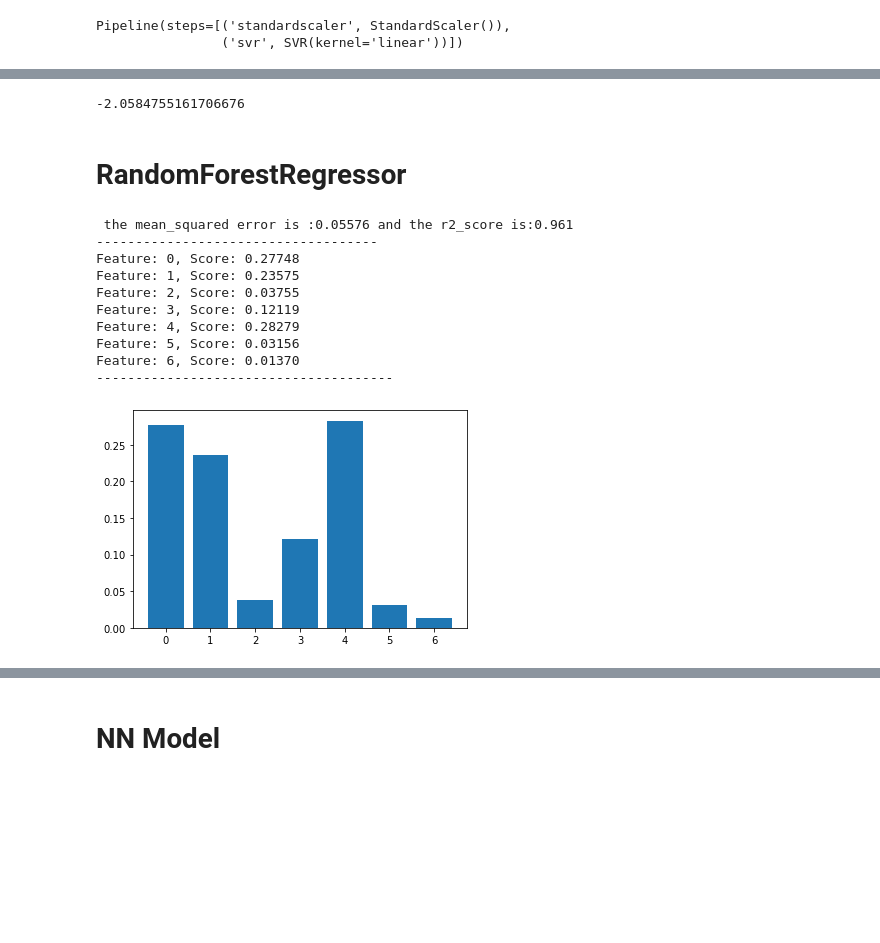
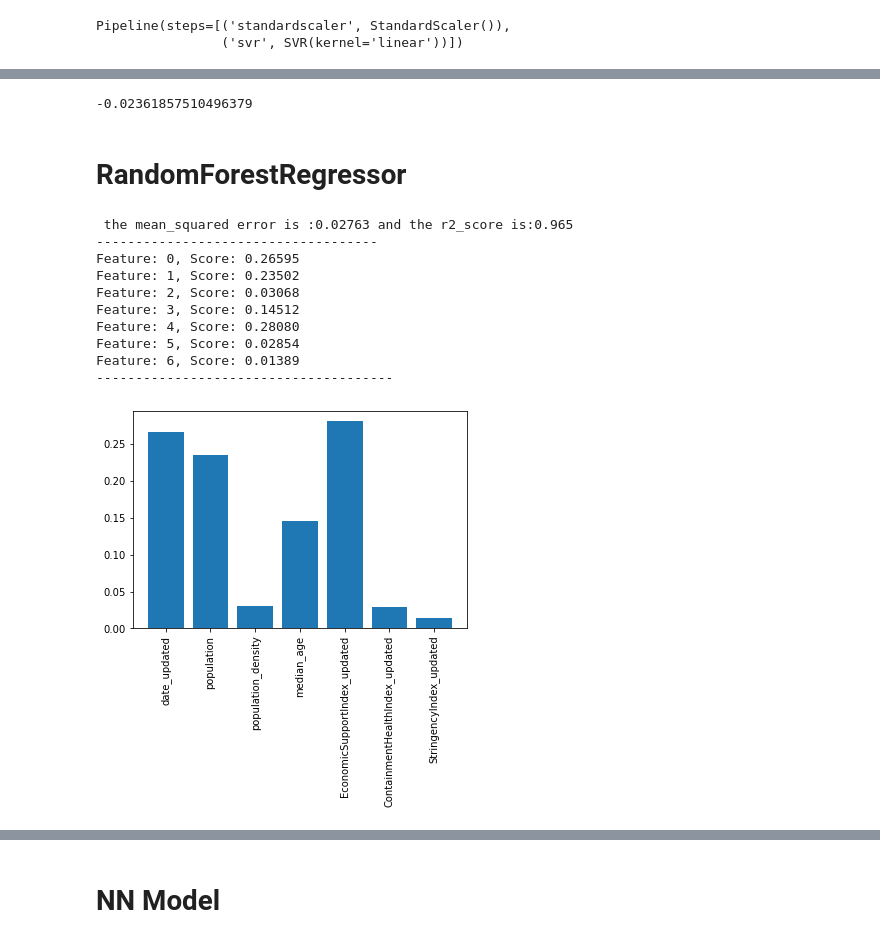
Before and after one commit to pmmfs/capstone-project, a Jupyter notebook: regulation/Analysis/reg_newcases_ml.ipynb, the cells around one changed output, grey strips where cells are left out. Drawn from its saved outputs; the diff is of its cells as text; code cells hidden in the pictures; blank space fills up the shorter version.

```diff
--- a/regulation/Analysis/reg_newcases_ml.ipynb
+++ b/regulation/Analysis/reg_newcases_ml.ipynb
@@ -367,6 +381,6 @@ regr.score(X_test, y_test)
 # %%
 # create SVR model
-n_samples, n_features = 30663, 5
+n_samples, n_features = 30663, 7
 rng = np.random.RandomState(5)
 
 regr = make_pipeline(StandardScaler(), SVR(kernel='sigmoid', gamma='scale', coef0=0.0, C=1.0, epsilon=0.1))
@@ -379,7 +393,7 @@ y_pred = regr.predict(X_test)
 # return R-squared for the prediction
 regr.score(X_test, y_test)
 # %% [output]
--2.0584755161706676
+-0.02361857510496379
 # %% [markdown]
 # RandomForestRegressor
 # %%
@@ -414,39 +428,48 @@ model.fit(X_train_scaled, y_train_scaled)
 # predict y
 y_pred=model.predict(X_test_scaled)
 # print(y_pred)
 
 # calculate mean square error
 mse=mean_squared_error(y_test_scaled,y_pred)
 
 # calculate r2 score
 r2=r2_score(y_test_scaled, y_pred)
 
 print(f' the mean_squared error is :{mse:.5f} and the r2_score is:{r2:.3f}')
 
 print('------------------------------------')
 
 # get importance
 importance = model.feature_importances_
 
 # summarize feature importance
 for i,v in enumerate(importance):
 	print('Feature: %0d, Score: %.5f' % (i,v))
 
 
 print('--------------------------------------')
 
+labels=['date_updated',
+ 'population',
+ 'population_density',
+ 'median_age',
+ 'EconomicSupportIndex_updated',
+ 'ContainmentHealthIndex_updated',
+ 'StringencyIndex_updated']
 # plot feature importance
 plt.bar([x for x in range(len(importance))], importance)
+plt.xticks(range(len(importance)),labels, rotation='vertical')
+
 plt.show()
 # %% [output]
- the mean_squared error is :0.05576 and the r2_score is:0.961
+ the mean_squared error is :0.02763 and the r2_score is:0.965
 ------------------------------------
-Feature: 0, Score: 0.27748
-Feature: 1, Score: 0.23575
-Feature: 2, Score: 0.03755
-Feature: 3, Score: 0.12119
-Feature: 4, Score: 0.28279
-Feature: 5, Score: 0.03156
-Feature: 6, Score: 0.01370
+Feature: 0, Score: 0.26595
+Feature: 1, Score: 0.23502
+Feature: 2, Score: 0.03068
+Feature: 3, Score: 0.14512
+Feature: 4, Score: 0.28080
+Feature: 5, Score: 0.02854
+Feature: 6, Score: 0.01389
 --------------------------------------
-[figure, old version]
+[figure, new version]
```
Also changed, not shown: parts of 14 cells of this notebook, 3 other files.
